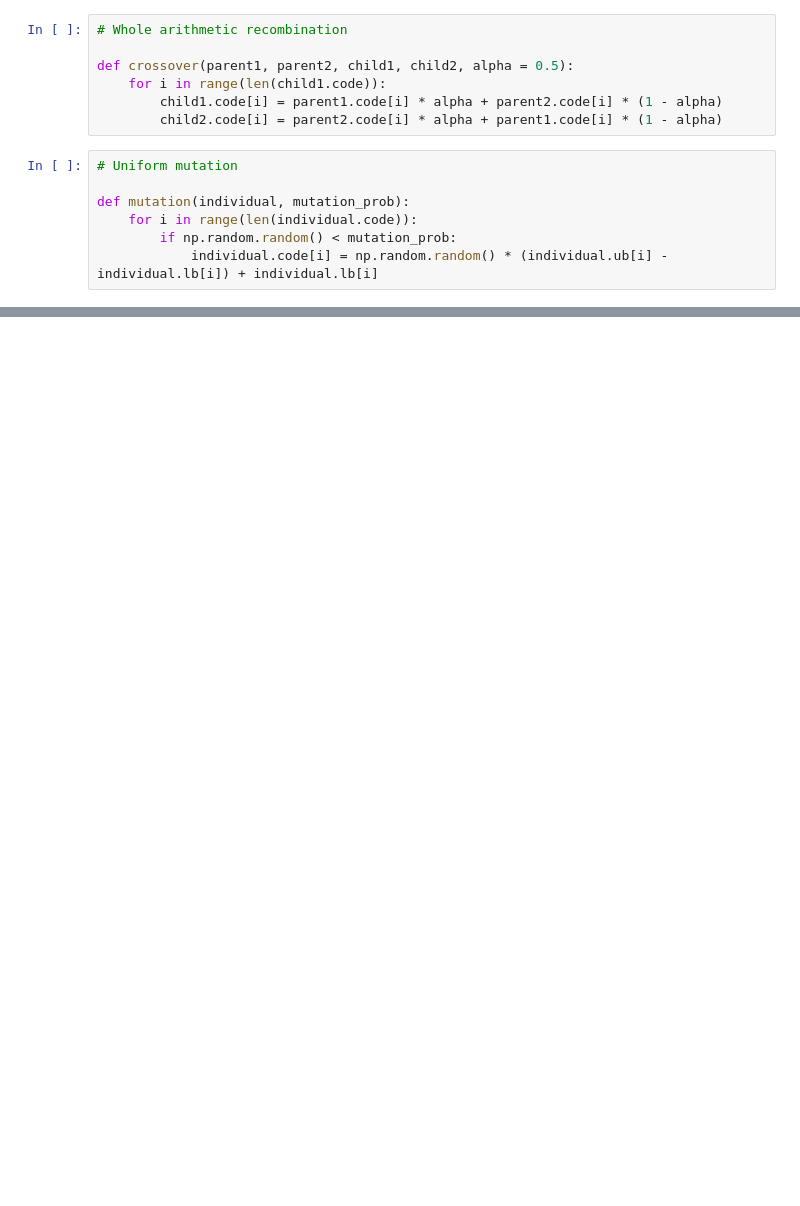
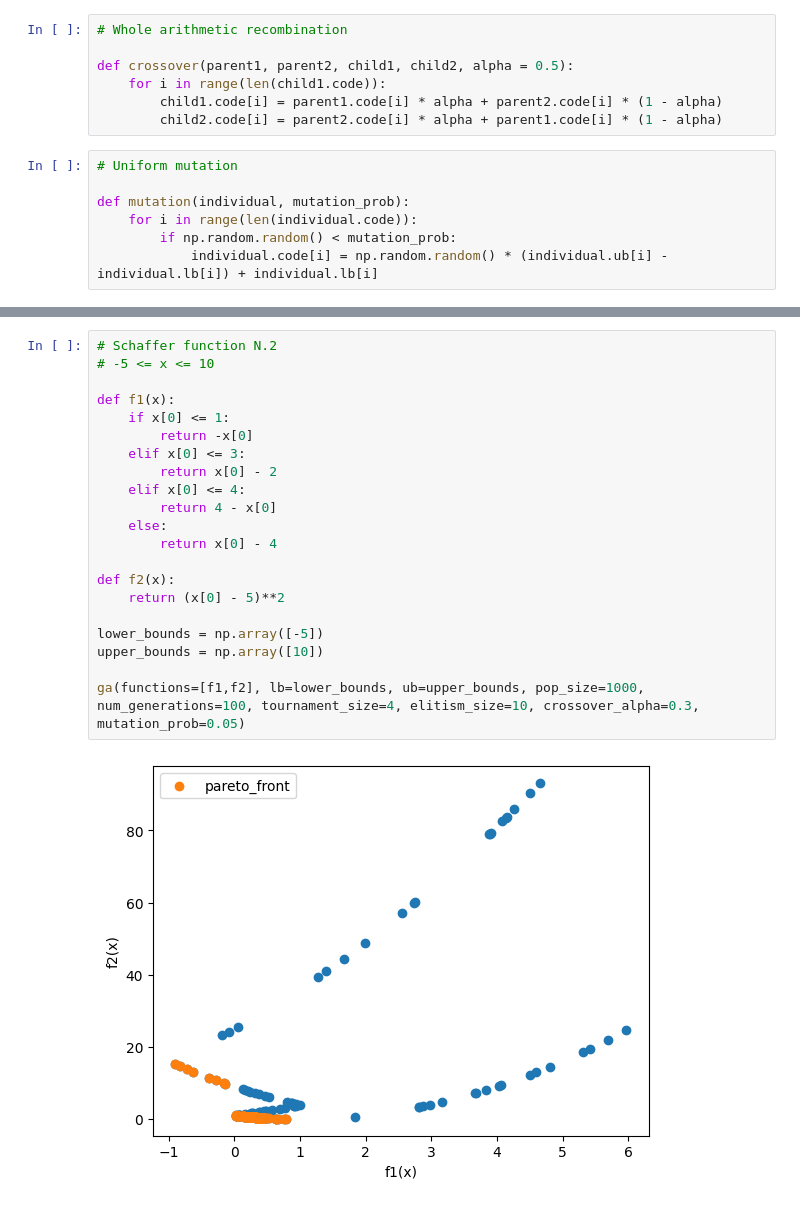
Before and after one commit to jormundur00/MultiObjectiveOptimization, a Jupyter notebook: GeneticAlgorithm.ipynb, the cells around one changed output, grey strips where cells are left out. Saved outputs shown, nothing was run; the diff lists cells and outputs as text; blank space fills up the shorter version.

```diff
--- a/GeneticAlgorithm.ipynb
+++ b/GeneticAlgorithm.ipynb
@@ -104,0 +133,23 @@ print(child1.code)
+# %%
+# Schaffer function N.2
+# -5 <= x <= 10
+
+def f1(x):
+    if x[0] <= 1:
+        return -x[0]
+    elif x[0] <= 3:
+        return x[0] - 2
+    elif x[0] <= 4:
+        return 4 - x[0]
+    else:
+        return x[0] - 4
+
+def f2(x):
+    return (x[0] - 5)**2
+
+lower_bounds = np.array([-5])
+upper_bounds = np.array([10])
+
+ga(functions=[f1,f2], lb=lower_bounds, ub=upper_bounds, pop_size=1000, num_generations=100, tournament_size=4, elitism_size=10, crossover_alpha=0.3, mutation_prob=0.05)
+# %% [output]
+[figure, added]
```
Also changed, not shown: parts of 8 cells of this notebook.
